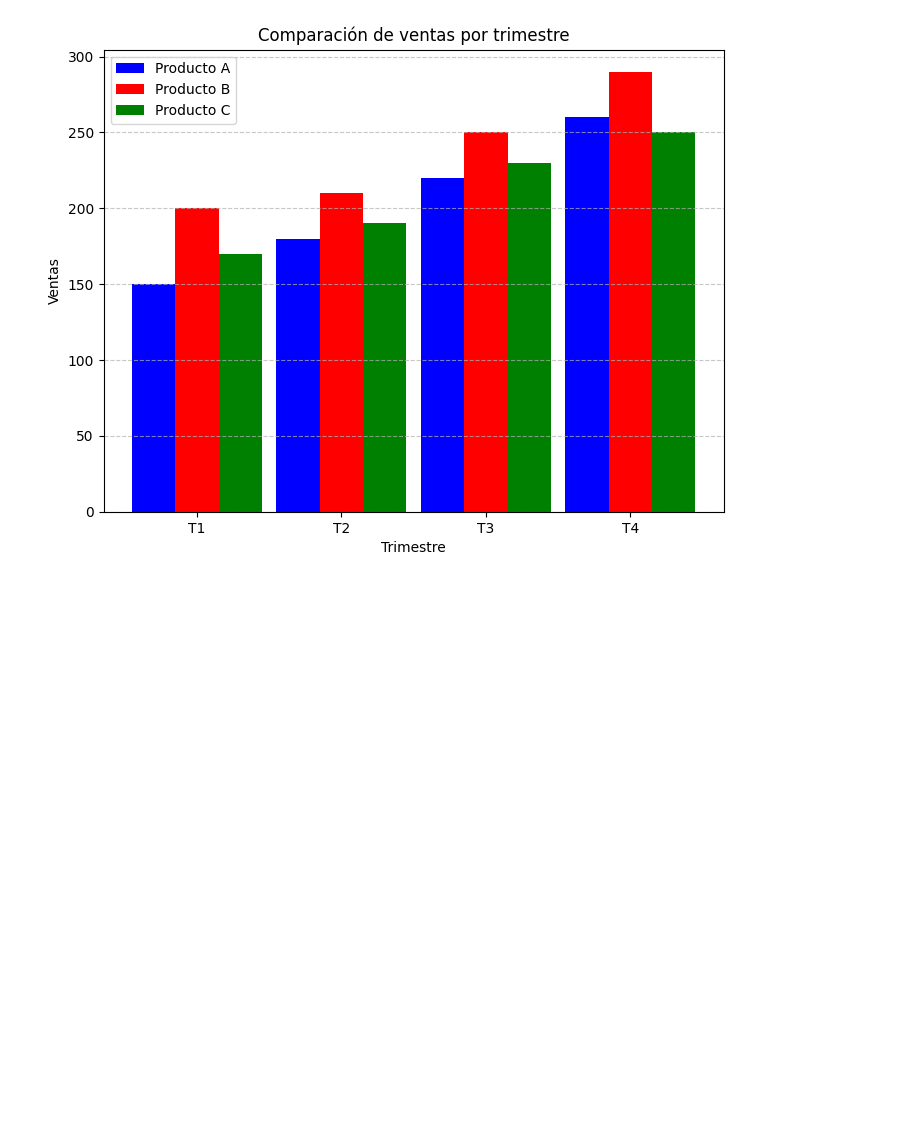
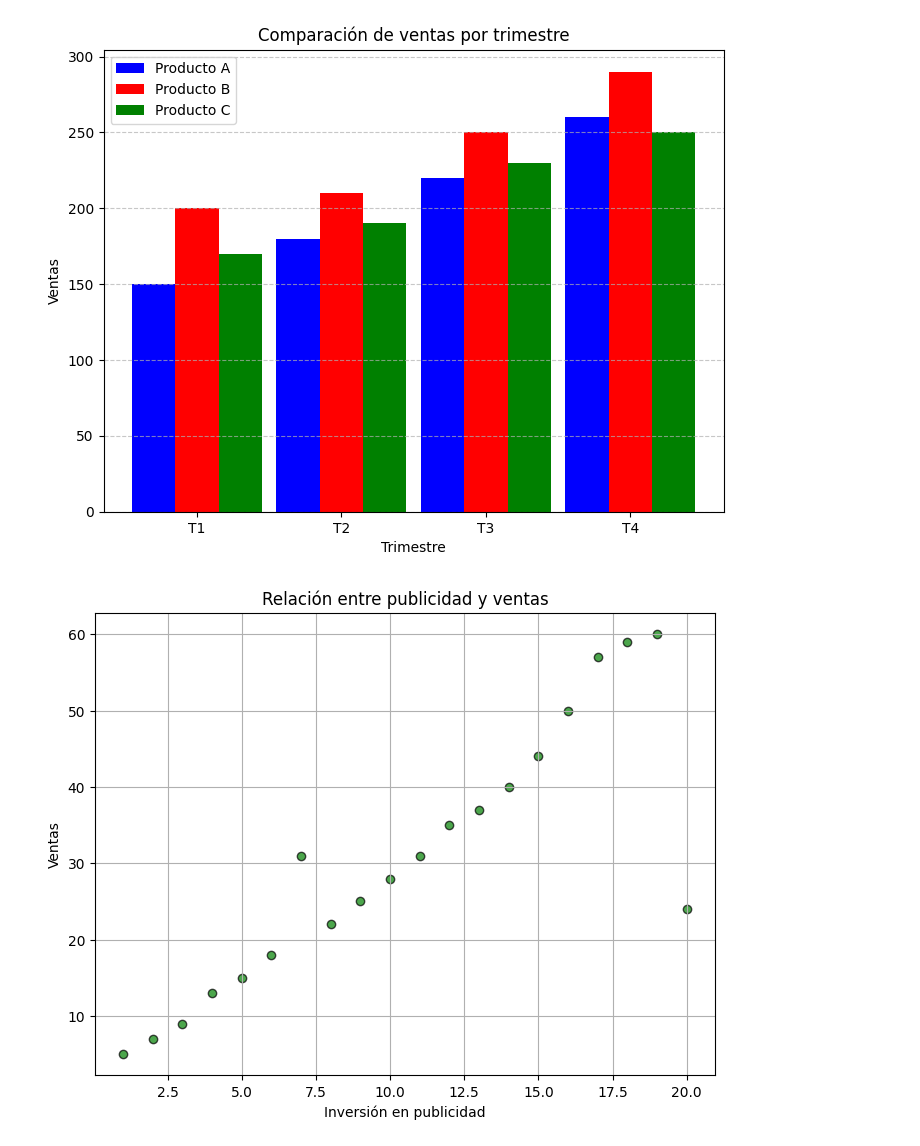
Before and after one commit to RobinsonGo09/analisis, a Jupyter notebook: Graficas.ipynb, the cells around one changed output. Cells and saved outputs as stored; diff of their text form; code cells hidden in the pictures; blank space fills up the shorter version.

```diff
--- a/Graficas.ipynb
+++ b/Graficas.ipynb
@@ -89,0 +93,13 @@ plt.show()  # Mostrar el gráfico
+# %%
+publicidad= np.array([1,2,3,4,5,6,7,8,9,10,11,12,13,14,15,16,17,18,19,20])# miles de dolares
+ventas = np.array([5,7,9,13,15,18,31,22,25,28,31,35,37,40,44,50,57,59,60,24])# miles de dolares
+# %%
+plt.figure(figsize=(8,6))
+plt.scatter(publicidad,ventas,color="g",marker="o",edgecolors="black",alpha=0.7)
+plt.xlabel("Inversión en publicidad")
+plt.ylabel("Ventas")
+plt.title("Relación entre publicidad y ventas")
+plt.grid(True)
+plt.show()
+# %% [output]
+[figure, added]
```
Also changed, not shown: parts of 1 cell of this notebook.
